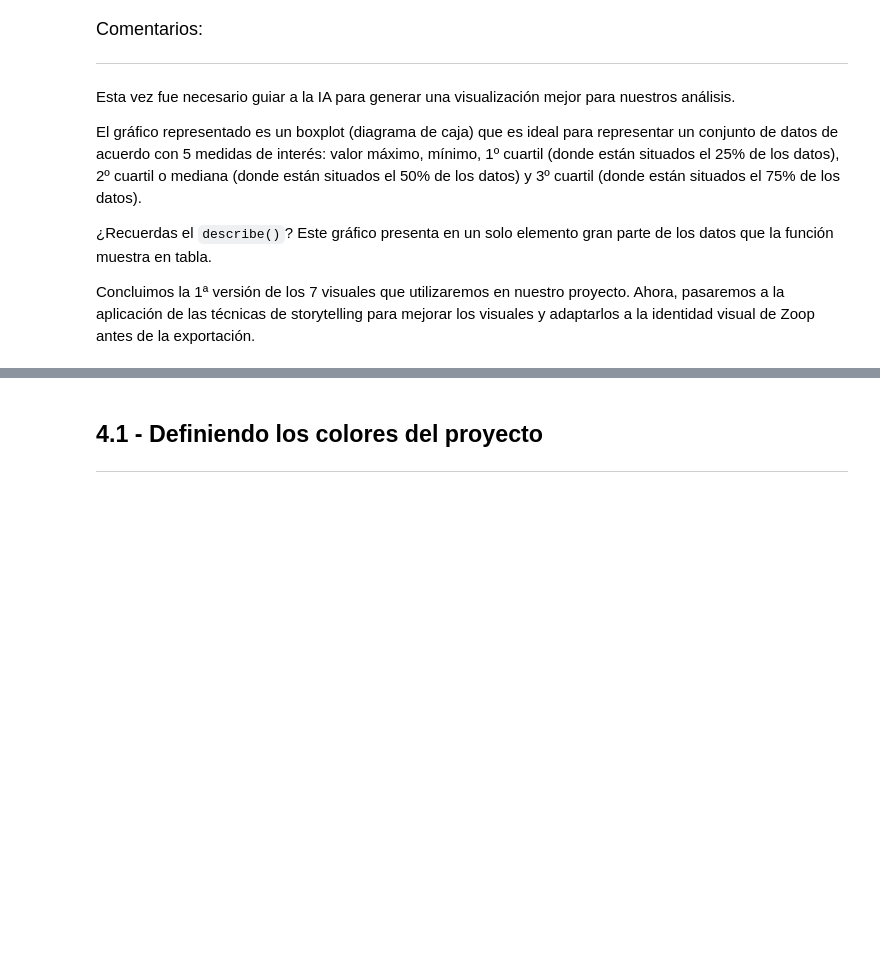
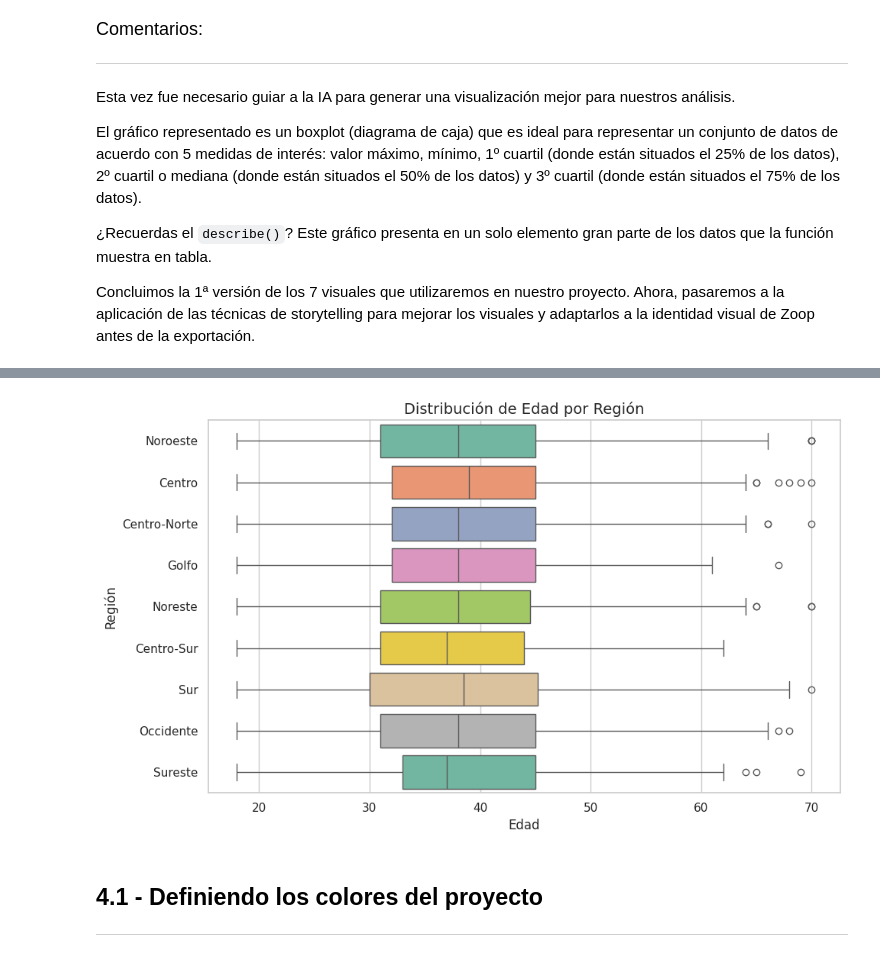
Before and after one commit to JLuceroVasquez/ia-aplicada-a-data-science-construccion-de-visualizaciones, a Jupyter notebook: IA_aplicada_a_ciencia_de_datos.ipynb, the cells around one changed output, grey strips where cells are left out. Saved outputs shown, nothing was run; the diff lists cells and outputs as text; code cells hidden in the pictures; blank space fills up the shorter version.

```diff
--- a/IA_aplicada_a_ciencia_de_datos.ipynb
+++ b/IA_aplicada_a_ciencia_de_datos.ipynb
@@ -1132,3 +1192,28 @@ Concluimos la 1ª versión de los 7 visuales que utilizaremos en nuestro proyect
+# %%
+# Estilo opcional
+sns.set(style="whitegrid")
+
+# Crear la figura
+plt.figure(figsize=(10, 6))
+
+# Crear el boxplot
+sns.boxplot(
+    data=df_desafio,
+    x='edad',
+    y='region',
+    palette='Set2'
+)
+
+# Títulos y etiquetas
+plt.title('Distribución de Edad por Región', fontsize=14)
+plt.xlabel('Edad')
+plt.ylabel('Región')
+
+# Mostrar el gráfico
+plt.tight_layout()
+plt.show()
+# %% [output]
+[figure, added]
 # %% [markdown]
 ## **4.1 - Definiendo los colores del proyecto**
 
```
Also changed, not shown: parts of 6 cells of this notebook.
